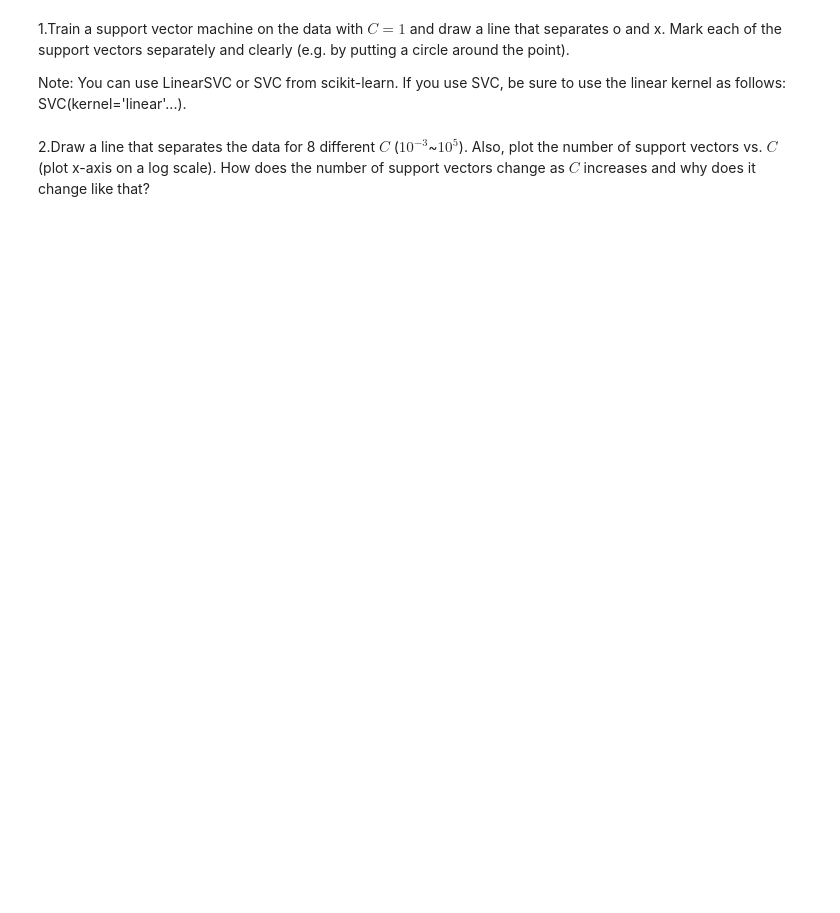
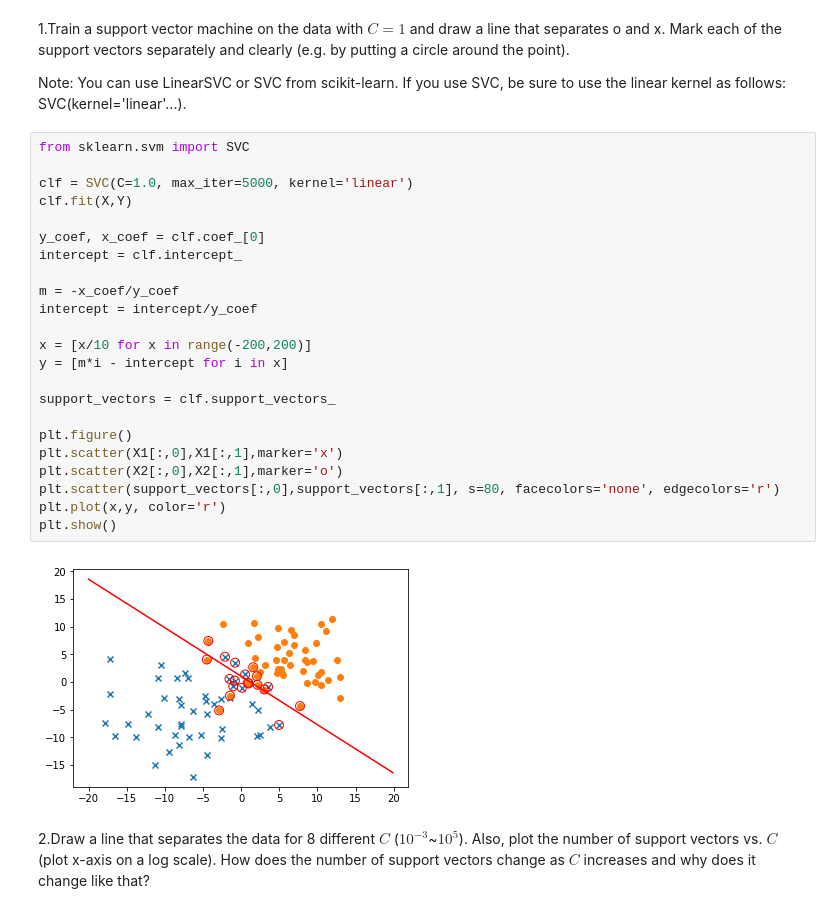
Before and after one commit to hervature/ORFE, a Jupyter notebook: ELE 535/homework8/ELE435_535_Fall18_LAB8.ipynb, the cells around one changed output. Saved outputs shown, nothing was run; the diff lists cells and outputs as text; blank space fills up the shorter version.

```diff
--- a/ELE 535/homework8/ELE435_535_Fall18_LAB8.ipynb
+++ b/ELE 535/homework8/ELE435_535_Fall18_LAB8.ipynb
@@ -33,5 +33,30 @@ plt.show()
 1.Train a support vector machine on the data with $C=1$ and draw a line that separates o and x. Mark each of the support vectors separately and clearly (e.g. by putting a circle around the point).
 
 Note: You can use LinearSVC or SVC from scikit-learn. If you use SVC, be sure to use the linear kernel as follows: SVC(kernel='linear'...).
+# %%
+from sklearn.svm import SVC
+
+clf = SVC(C=1.0, max_iter=5000, kernel='linear')
+clf.fit(X,Y)
+
+y_coef, x_coef = clf.coef_[0]
+intercept = clf.intercept_
+
+m = -x_coef/y_coef
+intercept = intercept/y_coef
+
+x = [x/10 for x in range(-200,200)]
+y = [m*i - intercept for i in x]
+
+support_vectors = clf.support_vectors_
+
+plt.figure()
+plt.scatter(X1[:,0],X1[:,1],marker='x')
+plt.scatter(X2[:,0],X2[:,1],marker='o')
+plt.scatter(support_vectors[:,0],support_vectors[:,1], s=80, facecolors='none', edgecolors='r')
+plt.plot(x,y, color='r')
+plt.show()
+# %% [output]
+[figure, added]
 # %% [markdown]
 2.Draw a line that separates the data for 8 different $C$ ($10^{-3}$~$10^5$). Also, plot the number of support vectors vs. $C$ (plot x-axis on a log scale). How does the number of support vectors change as $C$ increases and why does it change like that?
```
Also changed, not shown: parts of 8 cells of this notebook, 1 other file.
